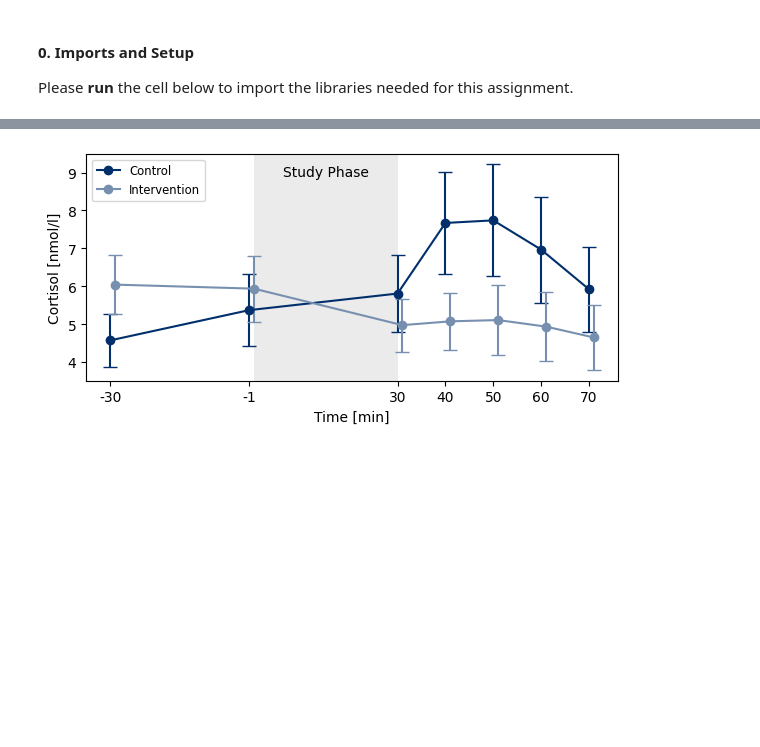
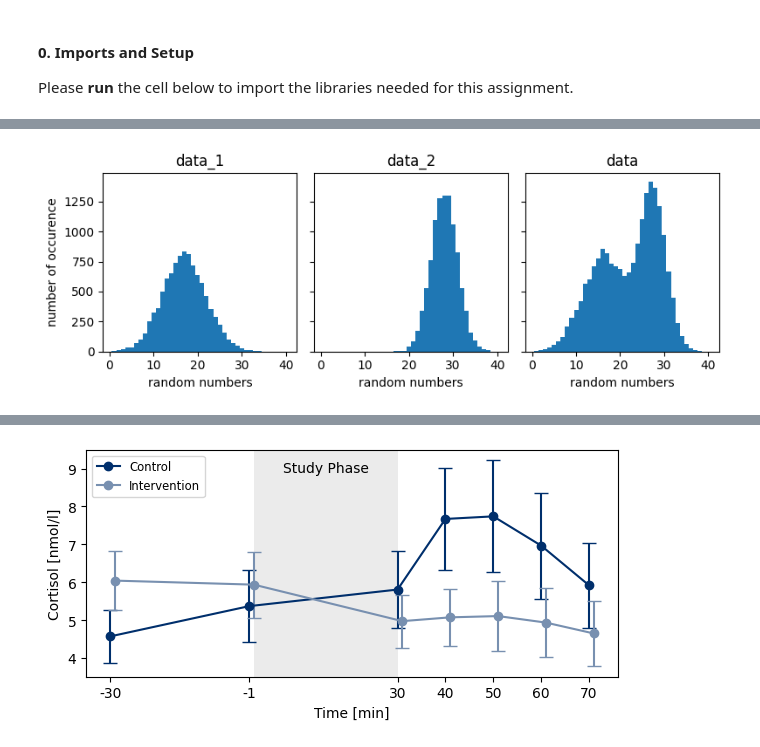
Before and after one commit to digikolleg-data-science-psychology/ads_exercise, a Jupyter notebook: course_directory/ads_exercise/source/08_statistics/08_statistics.ipynb, the cells around one changed output, grey strips where cells are left out. Saved outputs shown, nothing was run; the diff lists cells and outputs as text; code cells hidden in the pictures; blank space fills up the shorter version.

```diff
--- a/course_directory/ads_exercise/source/08_statistics/08_statistics.ipynb
+++ b/course_directory/ads_exercise/source/08_statistics/08_statistics.ipynb
@@ -85 +111,14 @@ data = np.concatenate([data_1, data_2])
+# %%
+# run cell to visualize data
+bins = np.arange(start=0.5, stop=41.5, step=1).tolist()
+fig, axs = plt.subplots(ncols=3, figsize=(8, 3), sharey=True, sharex=True)
+_ = axs[0].hist(data_1, bins=bins)
+_ = axs[1].hist(data_2, bins=bins)
+_ = axs[2].hist(data, bins=bins)
+for ax in axs: ax.set_xlabel("random numbers")
+for ax, t in zip(axs, ["data_1", "data_2", "data"]): ax.set_title(t)
+axs[0].set_ylabel("number of occurence")
+fig.tight_layout()
+# %% [output]
+[figure, added]
 # %% [markdown]
```
Also changed, not shown: parts of 29 cells of this notebook.
